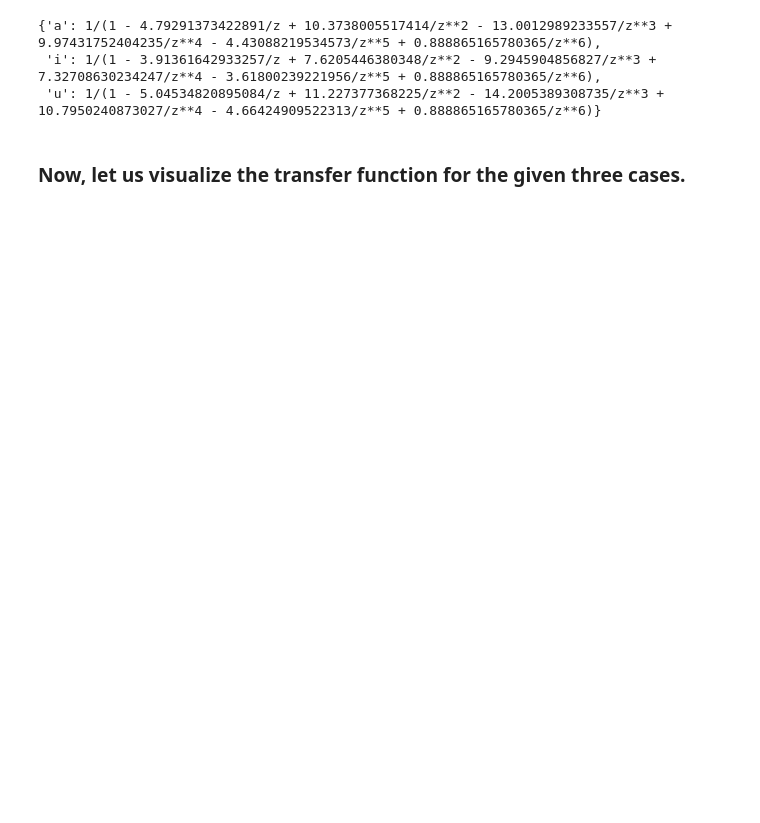
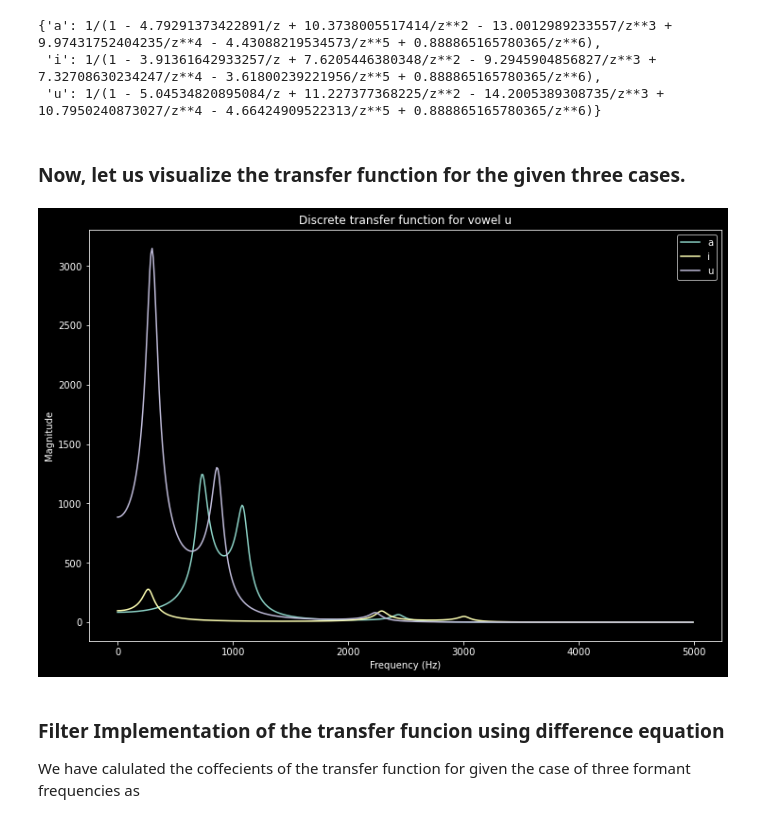
Before and after one commit to TheShiningVampire/EE679_Programming_Assignments, a Jupyter notebook: A_1.ipynb, the cells around one changed output. Drawn from its saved outputs; the diff is of its cells as text; code cells hidden in the pictures; blank space fills up the shorter version.

```diff
--- a/A_1.ipynb
+++ b/A_1.ipynb
@@ -425,9 +437,17 @@ def H_discrete_transfer_mag_3formant(H, Fs):
 # %%
 # Plot the discrete transfer function for each vowel
 fig = plt.figure(figsize=(12,8))
 for i in formant_freqs:
     plt.plot(freq_range,H_discrete_transfer_mag_3formant(H_vowels[i],Fs))
     plt.xlabel('Frequency (Hz)')
     plt.ylabel('Magnitude')
     plt.title('Discrete transfer function for vowel '+i)
+
+plt.legend(['a','i','u'])
 plt.show()
+# %% [output]
+[figure, added]
+# %% [markdown]
+### Filter Implementation of the transfer funcion using difference equation
+
+We have calulated the coffecients of the transfer function for given the case of three formant frequencies as
```
Also changed, not shown: parts of 6 cells of this notebook.
